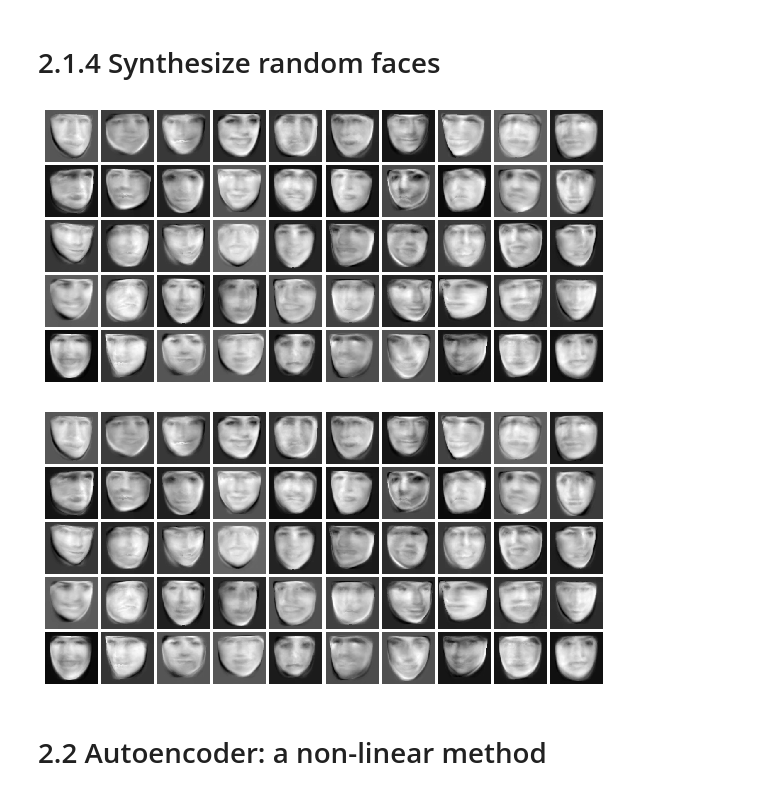
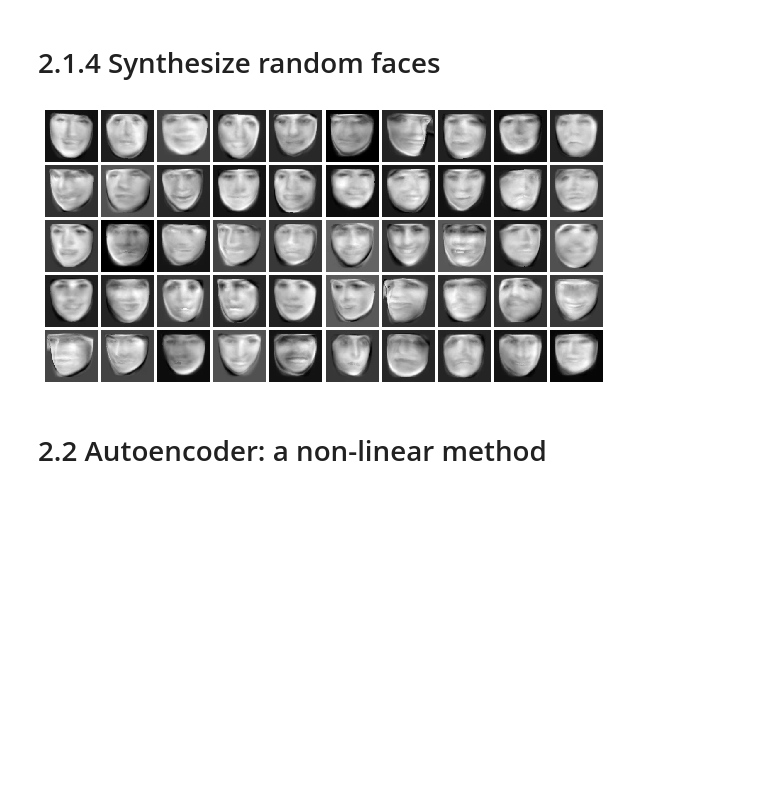
Before and after one commit to Kristytiki/Neural-Network, a Jupyter notebook: Project_1_PCA,_Antuencoder_and_FLD_for_Analyzing_Human_Faces.ipynb, the cells around one changed output. Cells and saved outputs as stored; diff of their text form; code cells hidden in the pictures; blank space fills up the shorter version.

```diff
--- a/Project_1_PCA,_Antuencoder_and_FLD_for_Analyzing_Human_Faces.ipynb
+++ b/Project_1_PCA,_Antuencoder_and_FLD_for_Analyzing_Human_Faces.ipynb
@@ -109,10 +95,3 @@ for i in range(2):
 recon3_10[:,:,:,2] = recons_10[:,:,:]
 from skimage.color import hsv2rgb
 #orginal_10 = hsv2rgb(orginal_10)
-# %%
-# test
-"""
-a = np.reshape(np.array([1,2,3,4,5,6]),(3,2))
-b = np.reshape(np.array([1,1]),(2,1))
-np.dot(a,b)
-"""
@@ -153,7 +128,7 @@ def plot(samples,Nh,Nc,channel,IMG_HEIGHT, IMG_WIDTH):
             immax=(image[:,:,:]).max()
             image=(image-immin)/(immax-immin+1e-8)
             plt.imshow(image)
-    return fig
+    return
 # %% [output]
 Requirement already satisfied: imageio in /usr/local/lib/python3.6/dist-packages (2.4.1)
 Requirement already satisfied: numpy in /usr/local/lib/python3.6/dist-packages (from imageio) (1.14.6)
@@ -410,20 +383,7 @@ def appear_fun(K,X_train):
 #X_train = ali_train
 appear_ev = appear_fun(50,ali_train)
 appear_ev.shape
-"""
-plt.figure()
-for i in range(10):
-    ax= plt.subplot(2,5,i+1)
-    im=ax.imshow(ali_img1[i])
-    ax.grid(False)
-    plt.title(i)
-plt.figure()
-for i in range(10):
-    ax= plt.subplot(2,5,i+1)
-    im=ax.imshow(img_train[i])
-    ax.grid(False)
-    plt.title(i)
-"""
+
 # For testing part
 # i) project its landmarks to the top 10 eigen-warpings, you get the reconstructed landmarks.
 # (here you lose a bit of geometric precision of reconstruction).
@@ -549,7 +508,7 @@ def random_bi(img_train, img_test, m_train, m_test,num,k1,k2):
     n2 = img_test.shape[0]
 
 
-    X_train = img_train[:,:,:,2]
+    X_train = img_train[:,:,:,0]
     X = np.reshape(X_train,(n,-1))
     m = np.mean(X, axis=0)
     X_centered = X - np.mean(X, axis=0)
@@ -563,34 +522,34 @@ def random_bi(img_train, img_test, m_train, m_test,num,k1,k2):
         I1[i,:] = np.reshape(b1[i],(1,k1)).dot(pca.components_1) + np.mean(X, axis=0)
     I1 = np.reshape(I1,(num,p1,p1,1))
 
     X = np.reshape(m_train,(n,-1))
     X_centered = X - np.mean(X, axis=0)
     pca = decomposition.PCA(n_components=k2)
     X_transformed = pca.fit_transform(X_centered)
     pca.components_2 = np.reshape(pca.components_,(k2,p2*q2))
     cov2 = np.diag(pca.explained_variance_)
     b2 = np.random.multivariate_normal(np.zeros(k2), cov2, num)
     I2 = np.reshape(np.zeros(num*p2*q2),(num,-1))
     for i in range(num):
         I2[i,:] = np.reshape(b2[i],(1,k2)).dot(pca.components_2) + np.mean(X, axis=0)
     I2 = np.reshape(I2,(num,p2,q2))
     m = np.reshape(np.mean(X, axis=0),(p2,q2))
     return (m,I1,I2)
 num = 50
 k1 = 50
 k2 = 10
+
 m_landmark,I1,I2 = random_bi(img_train, img_test, m_train, m_test,num,k1,k2)
 recons_face = []
 for i in range(num):
     a = warp(I1[i],m_landmark,I2[i])
     recons_face.append(a)
 recons_face = np.array(recons_face)
 recons_face = np.reshape(recons_face,(num,p1,p1,1))
 
 
 plot(recons_face,5,10,1,128,128)
 # %% [output]
-[figure, old version]
+[figure, new version]
-[figure, removed]
 # %% [markdown]
 # 2.2 Autoencoder: a non-linear method
```
Also changed, not shown: parts of 35 cells of this notebook.
